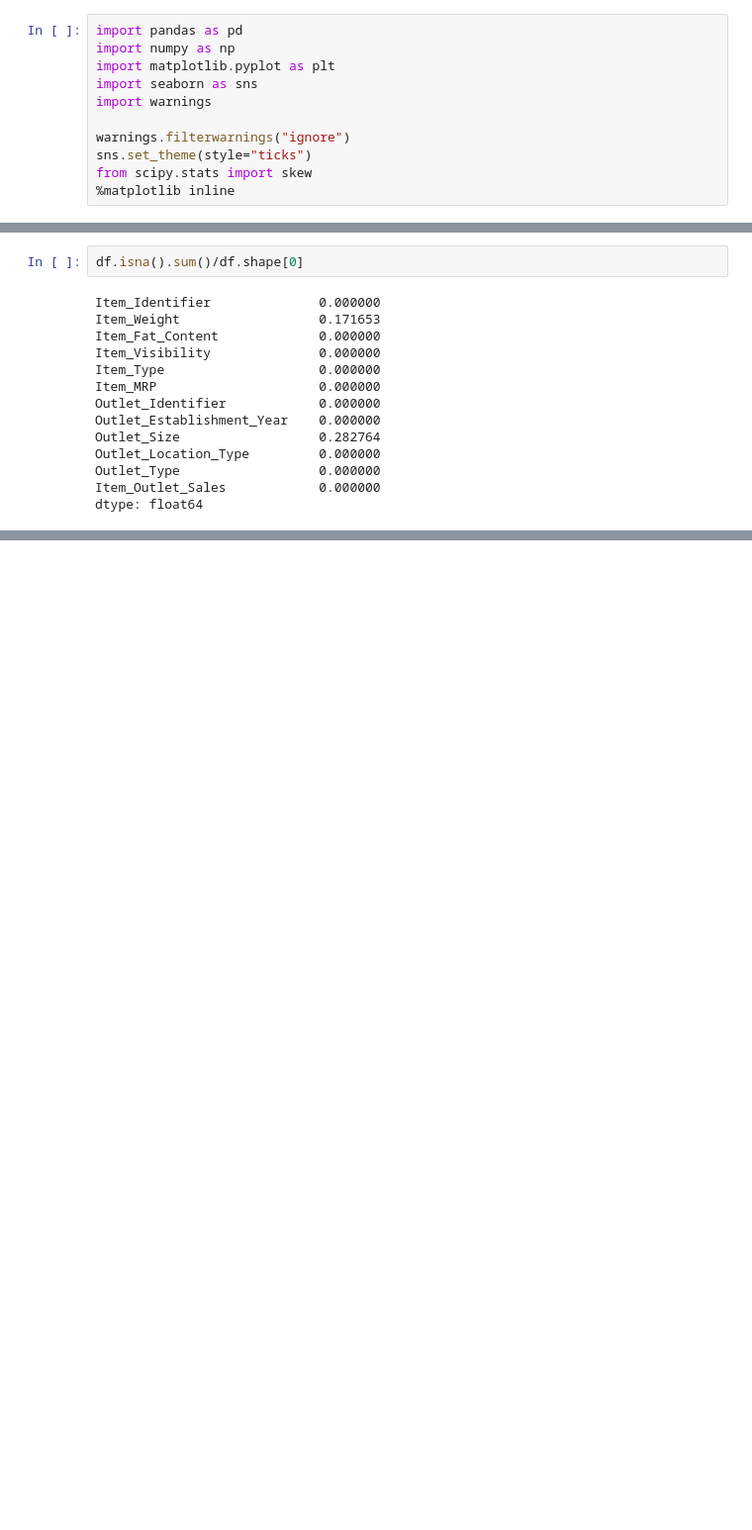
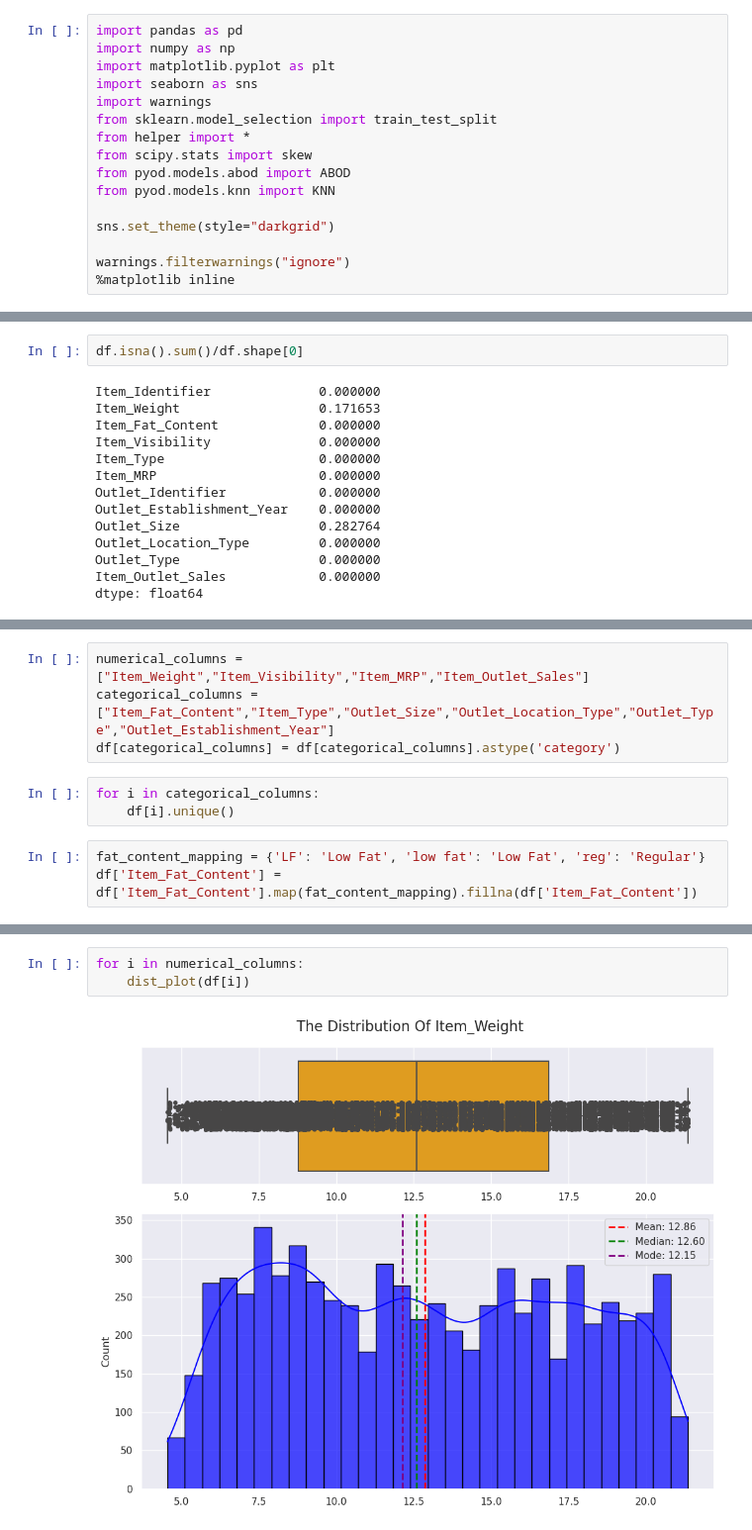
Before and after one commit to Technocolabs100/BigMart-Sales-Analysis-and-Prediction-Using-SuperVised-ML-Algorithms, a Jupyter notebook: Untitled.ipynb, the cells around one changed output, grey strips where cells are left out. Shown: that part at 99% size. Drawn from its saved outputs; the diff is of its cells as text; blank space fills up the shorter version.

```diff
--- a/Untitled.ipynb
+++ b/Untitled.ipynb
@@ -43,8 +4,13 @@ import numpy as np
 import matplotlib.pyplot as plt
 import seaborn as sns
 import warnings
+from sklearn.model_selection import train_test_split
+from helper import *
+from scipy.stats import skew
+from pyod.models.abod import ABOD
+from pyod.models.knn import KNN
+
+sns.set_theme(style="darkgrid")
 
 warnings.filterwarnings("ignore")
-sns.set_theme(style="ticks")
-from scipy.stats import skew
 %matplotlib inline
@@ -135,0 +66,10 @@ Text(0.5, 1.0, 'Distribution with Skewness: 1.18')
+# %%
+numerical_columns = ["Item_Weight","Item_Visibility","Item_MRP","Item_Outlet_Sales"]
+categorical_columns = ["Item_Fat_Content","Item_Type","Outlet_Size","Outlet_Location_Type","Outlet_Type","Outlet_Establishment_Year"]
+df[categorical_columns] = df[categorical_columns].astype('category')
+# %%
+for i in categorical_columns:
+    df[i].unique()
+# %%
+fat_content_mapping = {'LF': 'Low Fat', 'low fat': 'Low Fat', 'reg': 'Regular'}
+df['Item_Fat_Content'] = df['Item_Fat_Content'].map(fat_content_mapping).fillna(df['Item_Fat_Content'])
@@ -135,0 +98,5 @@ Text(0.5, 1.0, 'Distribution with Skewness: 1.18')
+# %%
+for i in numerical_columns:
+    dist_plot(df[i])
+# %% [output]
+[figure, added]
```
Also changed, not shown: parts of 36 cells of this notebook, 2 other files.
